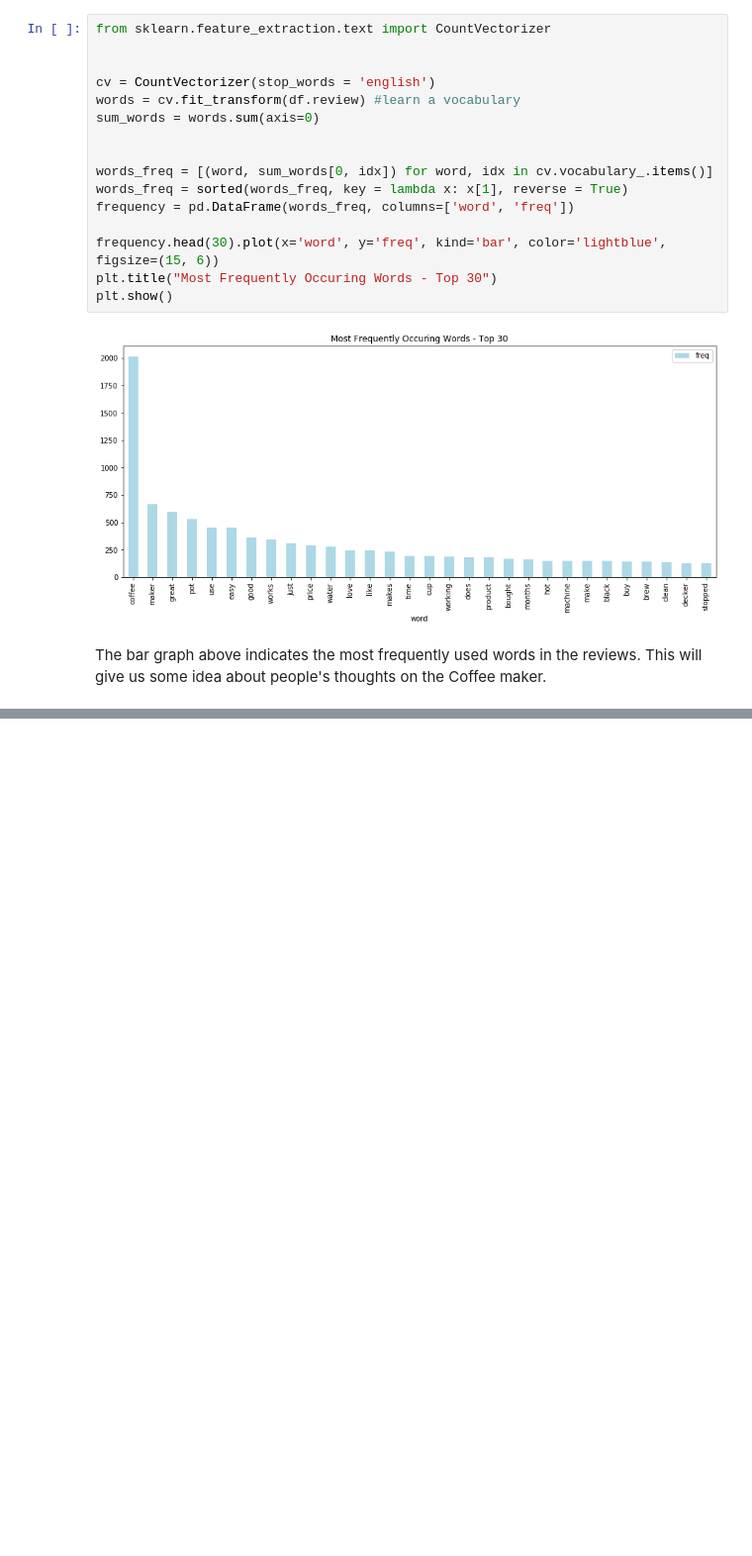
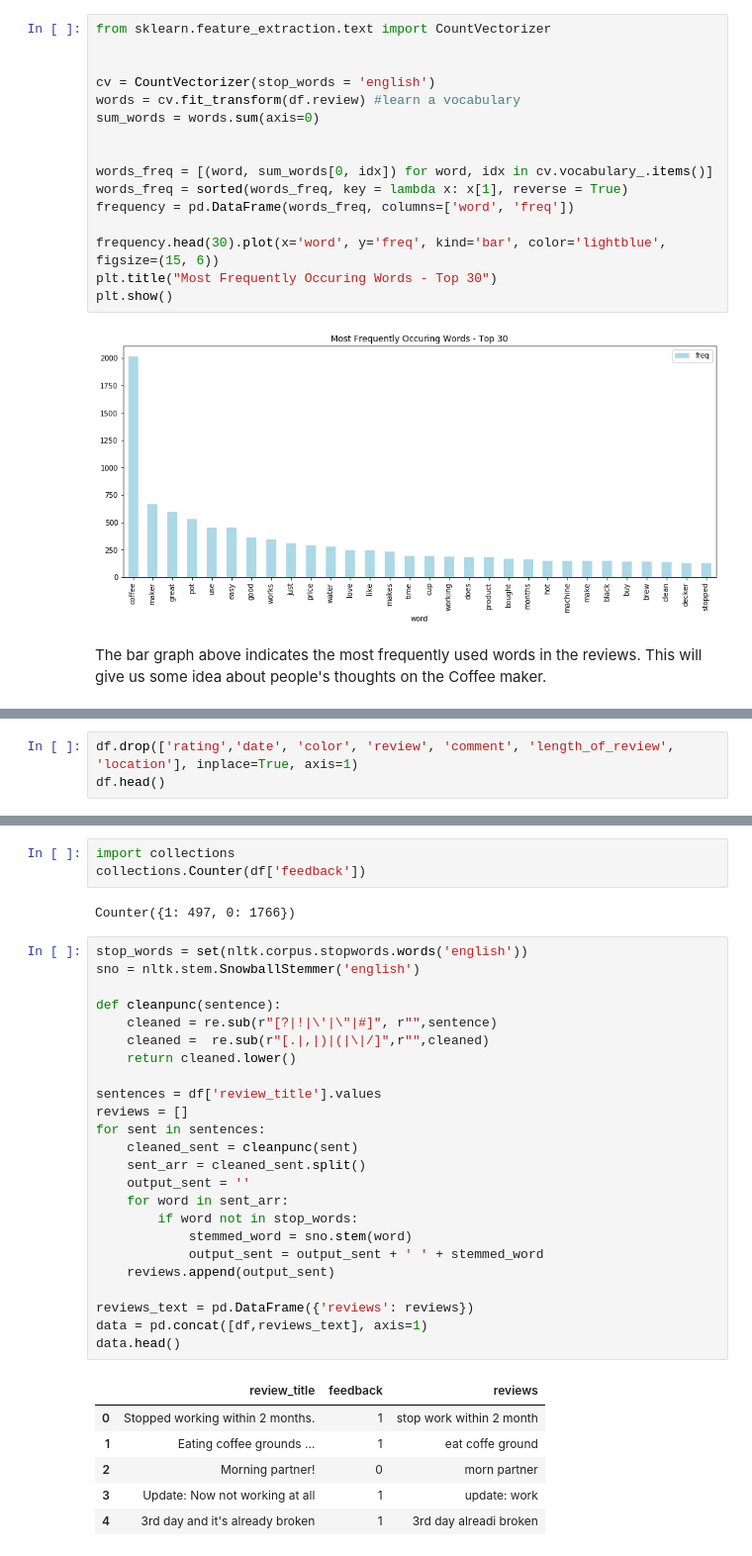
Before and after one commit to kavehamini/Amazon-Review-Analysis-JBL-Charge-4-Speaker-Sentiment-Analysis-NLP, a Jupyter notebook: Sentiment Analysis of Amazon reviews for BD Coffee maker.ipynb, the cells around one changed output, grey strips where cells are left out. Shown at 99% size. Cells and saved outputs as stored; diff of their text form; blank space fills up the shorter version.

```diff
--- a/Sentiment Analysis of Amazon reviews for BD Coffee maker.ipynb
+++ b/Sentiment Analysis of Amazon reviews for BD Coffee maker.ipynb
@@ -244,0 +379,3 @@ def cleanup_text(docs, logging=False):
+# %%
+df.drop(['rating','date', 'color', 'review', 'comment', 'length_of_review', 'location'], inplace=True, axis=1)
+df.head()
@@ -244,0 +389,36 @@ def cleanup_text(docs, logging=False):
+# %%
+import collections
+collections.Counter(df['feedback'])
+# %% [output]
+Counter({1: 497, 0: 1766})
+# %%
+stop_words = set(nltk.corpus.stopwords.words('english'))
+sno = nltk.stem.SnowballStemmer('english')
+
+def cleanpunc(sentence):
+    cleaned = re.sub(r"[?|!|\'|\"|#]", r"",sentence)
+    cleaned =  re.sub(r"[.|,|)|(|\|/]",r"",cleaned)
+    return cleaned.lower()
+
+sentences = df['review_title'].values
+reviews = []
+for sent in sentences:
+    cleaned_sent = cleanpunc(sent)
+    sent_arr = cleaned_sent.split()
+    output_sent = ''
+    for word in sent_arr:
+        if word not in stop_words:
+            stemmed_word = sno.stem(word)
+            output_sent = output_sent + ' ' + stemmed_word
+    reviews.append(output_sent)
+
+reviews_text = pd.DataFrame({'reviews': reviews})
+data = pd.concat([df,reviews_text], axis=1)
+data.head()
+# %% [output]
+|  | review_title | feedback | reviews |
+| 0 | Stopped working within 2 months. | 1 | stop work within 2 month |
+| 1 | Eating coffee grounds ... | 1 | eat coffe ground |
+| 2 | Morning partner! | 0 | morn partner |
+| 3 | Update: Now not working at all | 1 | update: work |
+| 4 | 3rd day and it's already broken | 1 | 3rd day alreadi broken |
```
Also changed, not shown: parts of 27 cells of this notebook.
